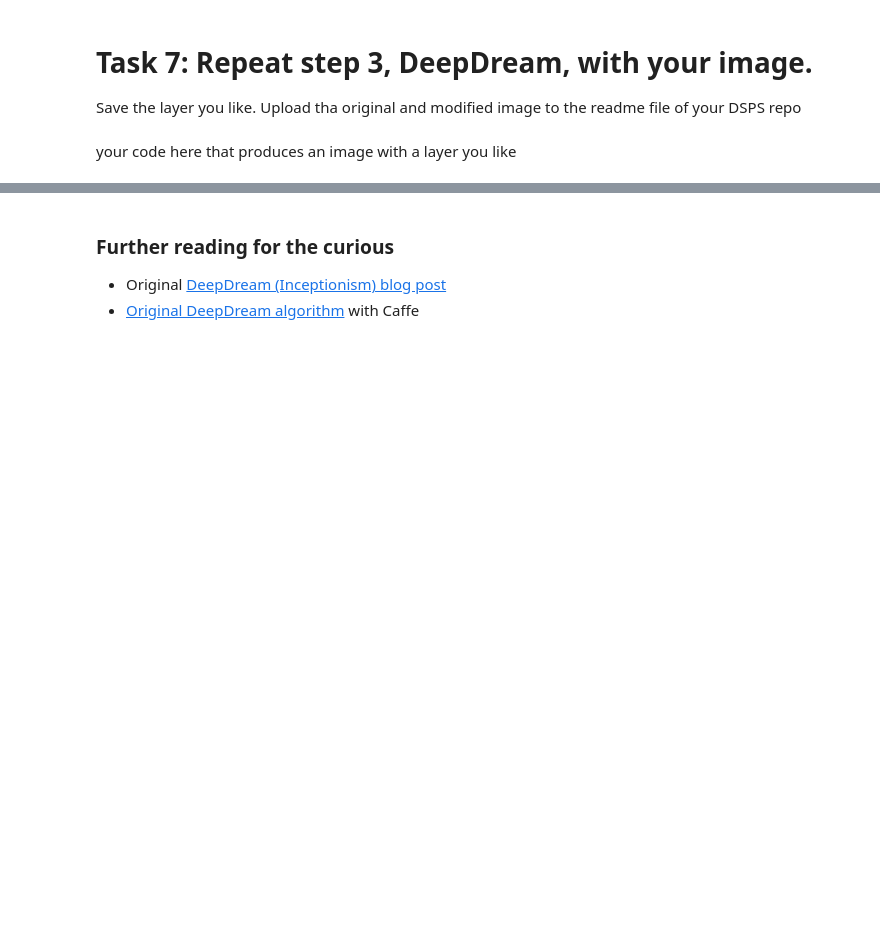
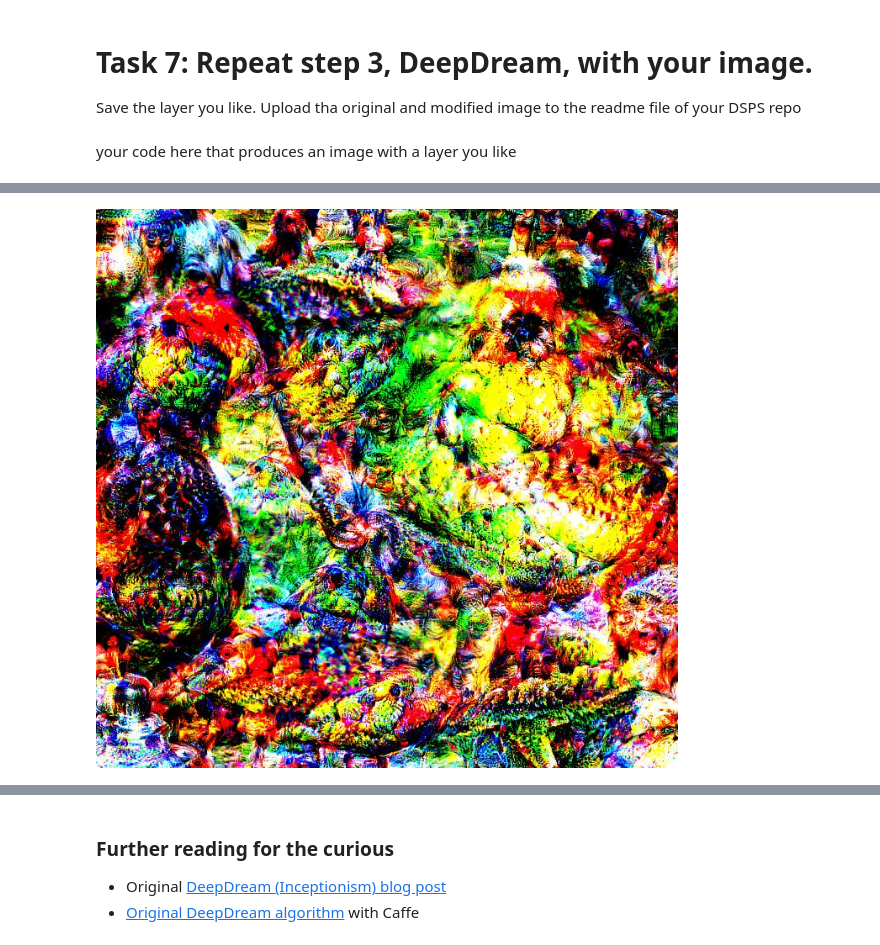
Before and after one commit to ReidelVichot/PUA2022_RVichot, a Jupyter notebook: HW7/PUS2022_deepdream_solution.ipynb, the cells around one changed output, grey strips where cells are left out. Drawn from its saved outputs; the diff is of its cells as text; code cells hidden in the pictures; blank space fills up the shorter version.

```diff
--- a/HW7/PUS2022_deepdream_solution.ipynb
+++ b/HW7/PUS2022_deepdream_solution.ipynb
@@ -302,0 +322,5 @@ your code here that produces an image with a layer you like
+# %%
+layer = "mixed5b_pool_reduce_pre_relu"
+final = render_deepdream(tf.square(T(layer)), img1)
+# %% [output]
+[figure, added]
```
Also changed, not shown: parts of 21 cells of this notebook.
